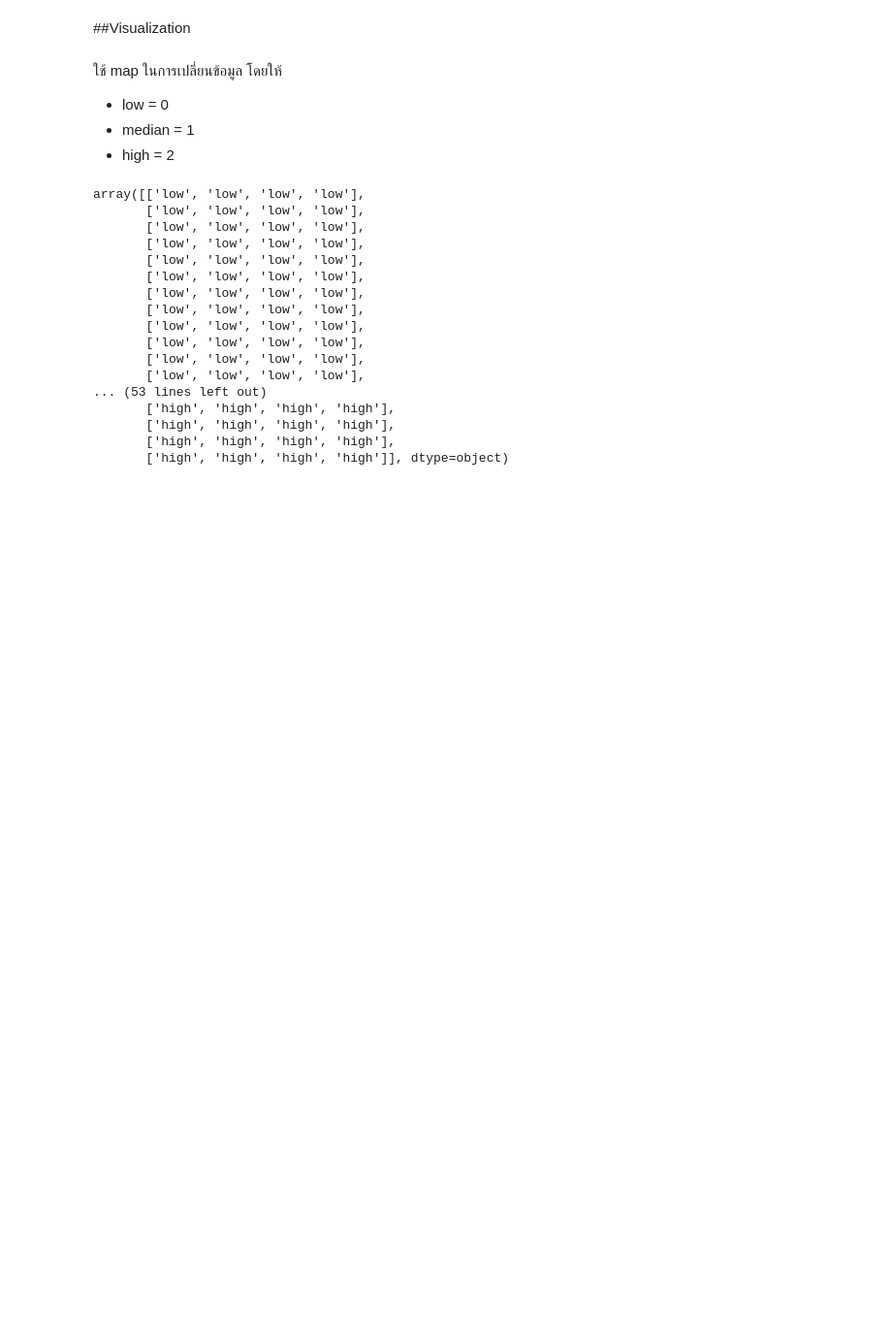
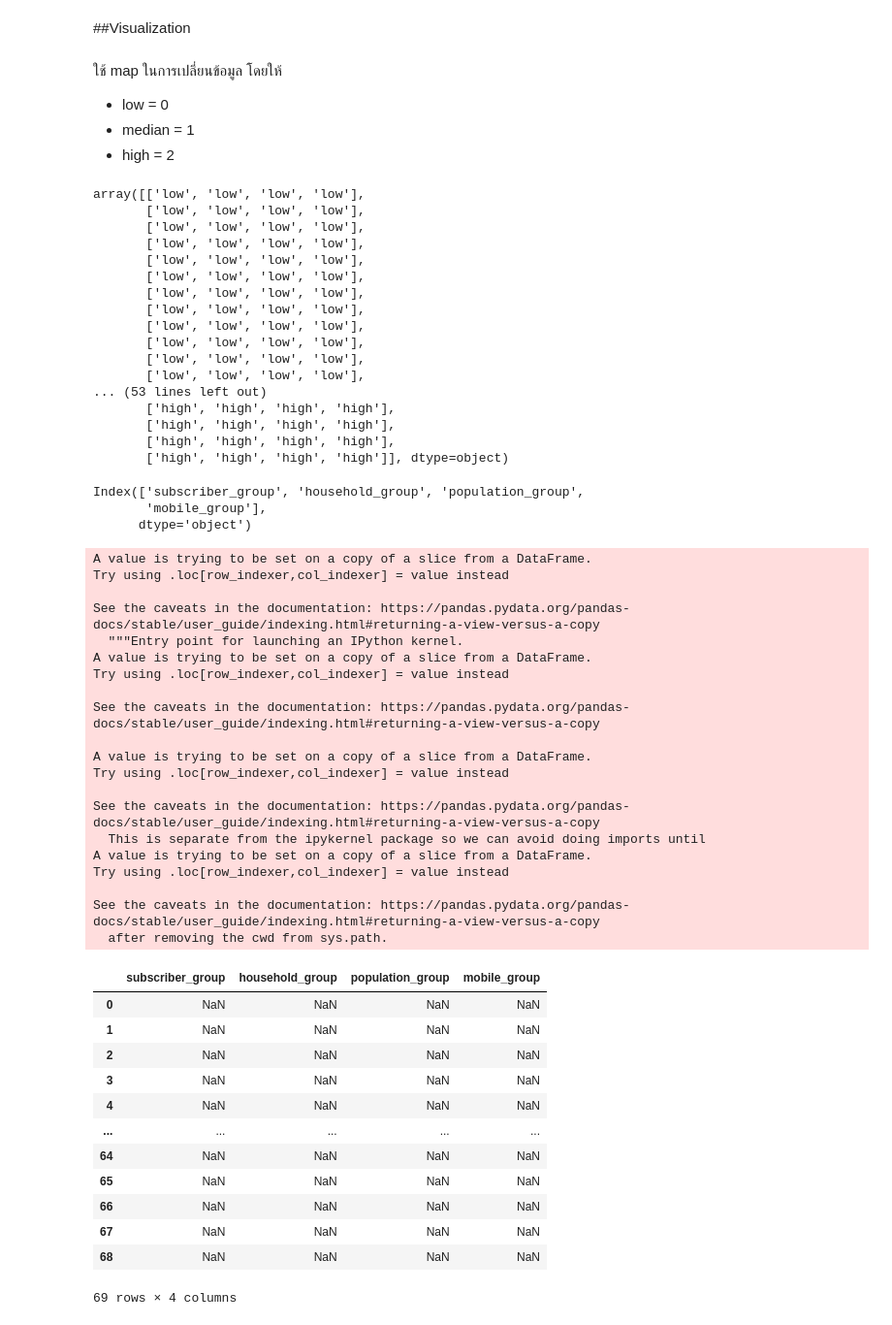
Before and after one commit to Kanyarat-S/DWDM21, a Jupyter notebook: Project_DWDM.ipynb, the cells around one changed output. Shown at 97% size. Drawn from its saved outputs; the diff is of its cells as text; code cells hidden in the pictures; blank space fills up the shorter version.

```diff
--- a/Project_DWDM.ipynb
+++ b/Project_DWDM.ipynb
@@ -191,7 +190,6 @@ data_population
 # %%
-# เชื่อมตาราง data_subscriber2 และ data_population เข้าด้วยกัน โดยให้ตาราง data_subscriber2 เป็นตารางหลักอยู่ที่ด้านซ้าย
-merge_table1 = data_subscriber2.merge(data_population,how='left',left_on='no.',right_on='no.')
-merge_table1
+merge_table = data_subscriber2.merge(data_population,how='left', left_on='no.',right_on='no.')  # เชื่อมตาราง data_subscriber2 กับ data_population  โดยให้ตาราง data_subscriber2 เป็นตารางหลักอยู่ที่ด้านซ้าย
+merge_table
 # %% [output]
 |  | no. | quarter | Thailand Internet Users_subscriber | year | value_subscriber | type_population | value_population |
 | 0 | 1 | 1 | Total Internet subscribers | 2003 | 365219.00 | per population (%) | 0.0001 |
@@ -227,6 +224,5 @@ data_household2
 # %%
-# เชื่อมตาราง merge_table1 และ data_household2 เข้าด้วยกัน โดยให้ตาราง merge_table1 เป็นตารางหลักอยู่ที่ด้านซ้าย
-merge_table2 = merge_table1.merge(data_household2,how='left',left_on='no.',right_on='no.')
+merge_table2 = merge_table.merge(data_household2,how='left', left_on='no.',right_on='no.')  # เชื่อมตาราง merge_table และ data_household2  โดยให้ตาราง merge_table เป็นตารางหลักอยู่ที่ด้านซ้าย
 merge_table2
 # %% [output]
 |  | no. | quarter | Thailand Internet Users_subscriber | year | value_subscriber | type_population | value_population | ... |
@@ -638,3 +625,49 @@ array([['low', 'low', 'low', 'low'],
        ['high', 'high', 'high', 'high'],
        ['high', 'high', 'high', 'high'],
        ['high', 'high', 'high', 'high']], dtype=object)
+# %%
+data_cut.columns
+# %% [output]
+Index(['subscriber_group', 'household_group', 'population_group',
+       'mobile_group'],
+      dtype='object')
+# %%
+data_cut['subscriber_group'] = data_cut['subscriber_group'].map({'low_subscriber':0,'median_subscriber':1,'high_subscriber':2})
+data_cut['household_group'] = data_cut['household_group'].map({'low_household':0,'median_household':1,'high_household':2})
+data_cut['population_group'] = data_cut['population_group'].map({'low_population':0,'median_population':1,'high_population':2})
+data_cut['mobile_group'] = data_cut['mobile_group'].map({'low_mobile':0,'median_mobile':1,'high_mobile':2})
+data_cut
+# %% [output]
+A value is trying to be set on a copy of a slice from a DataFrame.
+Try using .loc[row_indexer,col_indexer] = value instead
+
+See the caveats in the documentation: https://pandas.pydata.org/pandas-docs/stable/user_guide/indexing.html#returning-a-view-versus-a-copy
+  """Entry point for launching an IPython kernel.
+A value is trying to be set on a copy of a slice from a DataFrame.
+Try using .loc[row_indexer,col_indexer] = value instead
+
+See the caveats in the documentation: https://pandas.pydata.org/pandas-docs/stable/user_guide/indexing.html#returning-a-view-versus-a-copy
+
+A value is trying to be set on a copy of a slice from a DataFrame.
+Try using .loc[row_indexer,col_indexer] = value instead
+
+See the caveats in the documentation: https://pandas.pydata.org/pandas-docs/stable/user_guide/indexing.html#returning-a-view-versus-a-copy
+  This is separate from the ipykernel package so we can avoid doing imports until
+A value is trying to be set on a copy of a slice from a DataFrame.
+Try using .loc[row_indexer,col_indexer] = value instead
+
+See the caveats in the documentation: https://pandas.pydata.org/pandas-docs/stable/user_guide/indexing.html#returning-a-view-versus-a-copy
+  after removing the cwd from sys.path.
+|  | subscriber_group | household_group | population_group | mobile_group |
+| 0 | NaN | NaN | NaN | NaN |
+| 1 | NaN | NaN | NaN | NaN |
+| 2 | NaN | NaN | NaN | NaN |
+| 3 | NaN | NaN | NaN | NaN |
+| 4 | NaN | NaN | NaN | NaN |
+| ... | ... | ... | ... | ... |
+| 64 | NaN | NaN | NaN | NaN |
+| 65 | NaN | NaN | NaN | NaN |
+| 66 | NaN | NaN | NaN | NaN |
+| 67 | NaN | NaN | NaN | NaN |
+| 68 | NaN | NaN | NaN | NaN |
+69 rows × 4 columns
```
Also changed, not shown: parts of 14 cells of this notebook.
